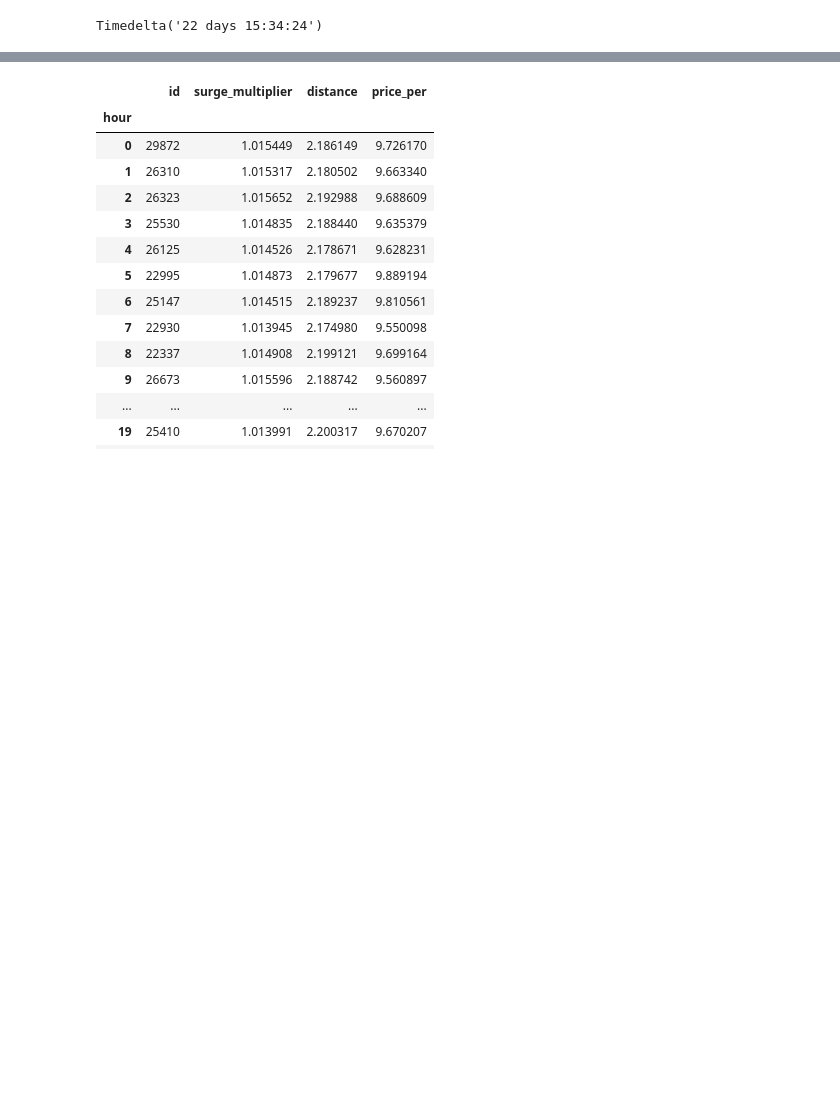
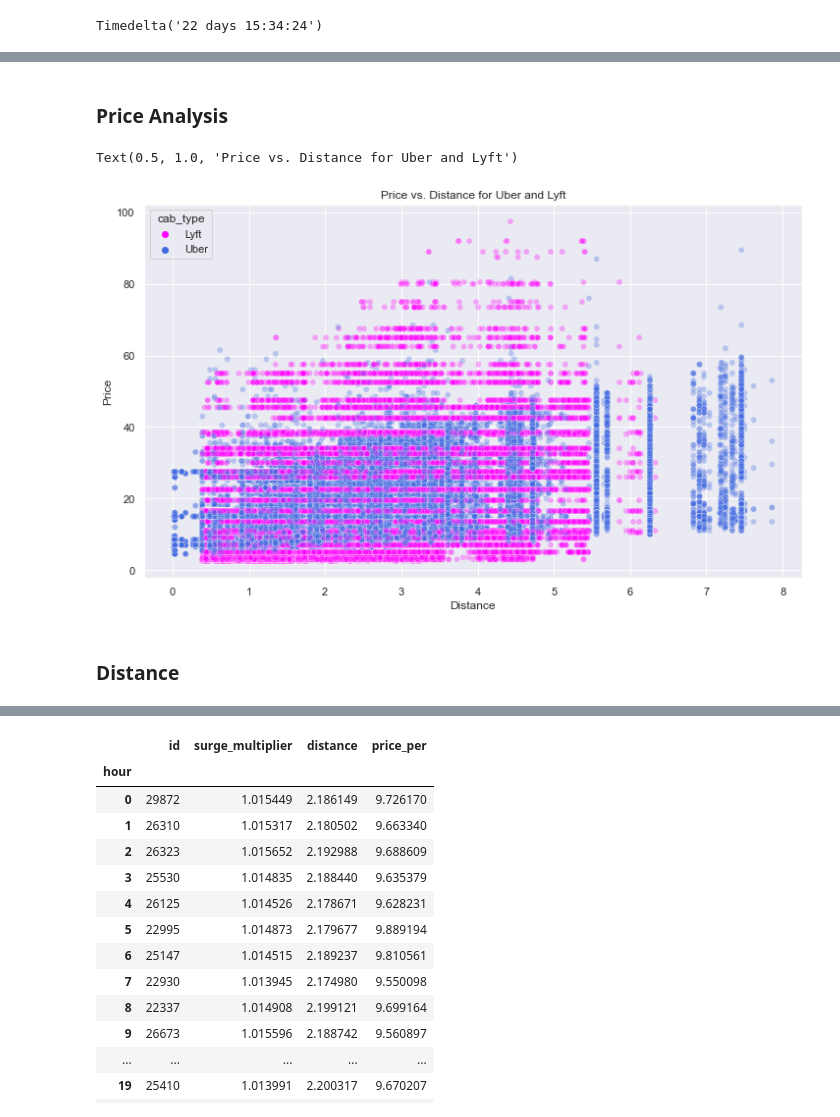
Before and after one commit to bburkey0425/rideshare_proj_DSA, a Jupyter notebook: Downloads/python_proj_rideshare/python_proj_rideshare.ipynb, the cells around one changed output, grey strips where cells are left out. Drawn from its saved outputs; the diff is of its cells as text; code cells hidden in the pictures; blank space fills up the shorter version.

```diff
--- a/Downloads/python_proj_rideshare/python_proj_rideshare.ipynb
+++ b/Downloads/python_proj_rideshare/python_proj_rideshare.ipynb
@@ -209,0 +277,14 @@ array([0.72, 1.  , 0.03, 0.  , 0.44, 0.12, 0.64, 0.91, 0.53, 0.06, 0.81,
+# %% [markdown]
+### Price Analysis
+# %%
+# General plot of price vs. distance w/ a hue for cab_type
+time_of_day = df.groupby(['hour']).agg({'price_per':'mean'})
+sns.scatterplot(df['distance'], df['price'], hue=df['cab_type'], alpha=0.3, palette = ['magenta', 'royalblue'])
+plt.xlabel("Distance")
+plt.ylabel("Price")
+plt.title("Price vs. Distance for Uber and Lyft")
+# %% [output]
+Text(0.5, 1.0, 'Price vs. Distance for Uber and Lyft')
+[figure, added]
+# %% [markdown]
+### Distance
```
Also changed, not shown: parts of 68 cells of this notebook.
